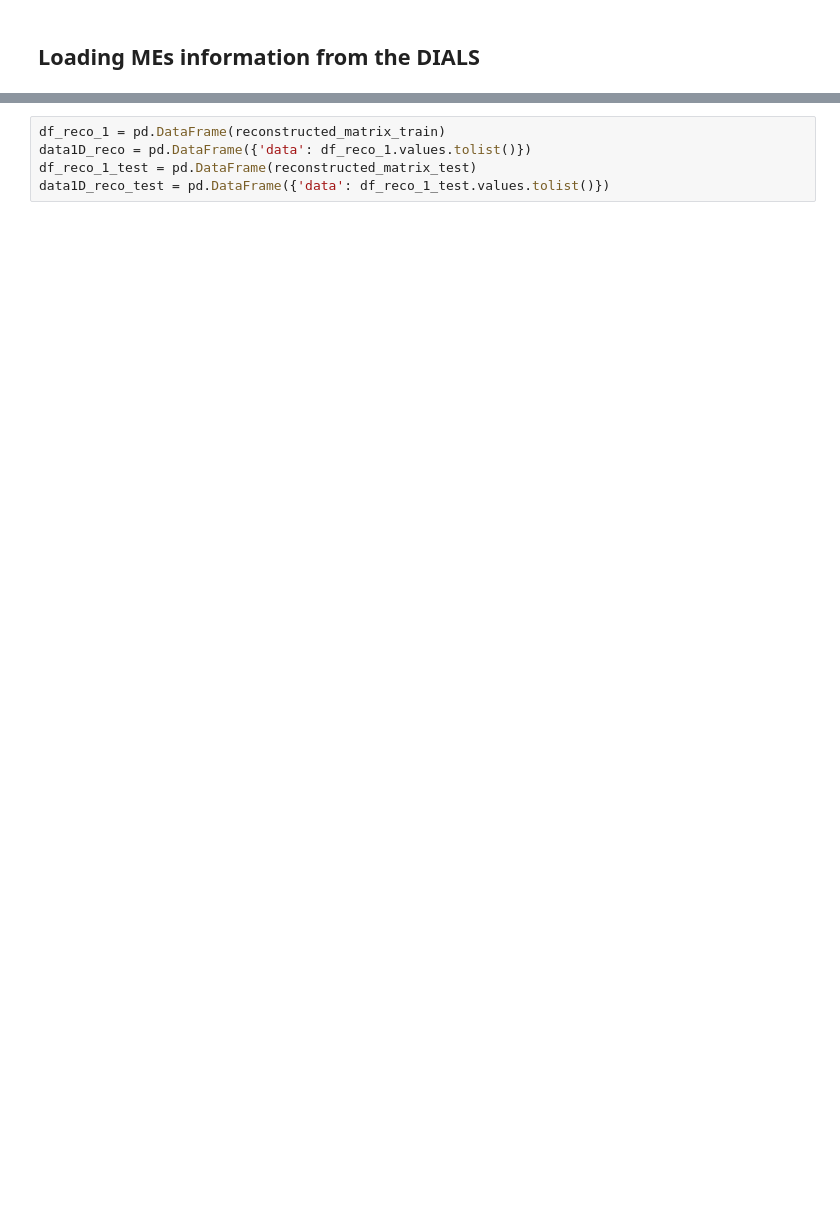
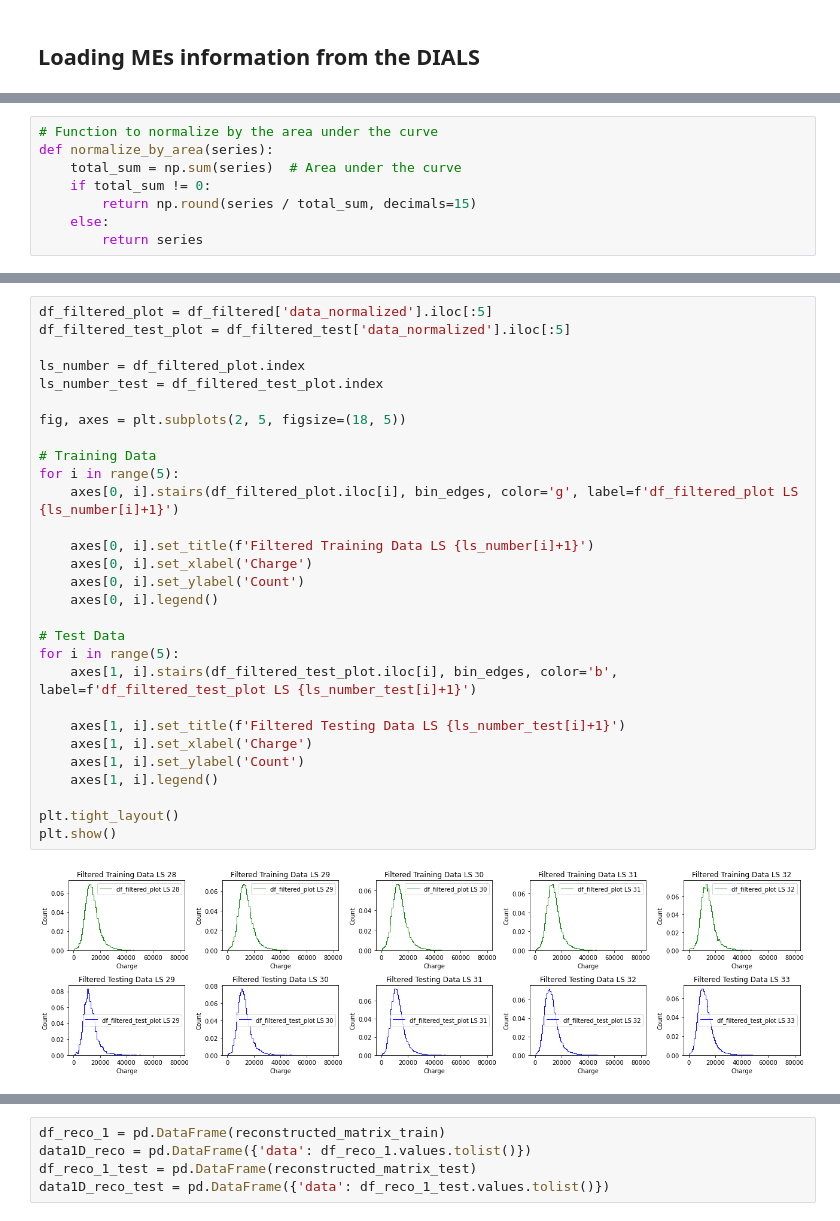
Before and after one commit to tetianmaz/NMF_dials, a Jupyter notebook: notebooks/NMF_loading_dials.ipynb, the cells around one changed output, grey strips where cells are left out. Drawn from its saved outputs; the diff is of its cells as text; blank space fills up the shorter version.

```diff
--- a/notebooks/NMF_loading_dials.ipynb
+++ b/notebooks/NMF_loading_dials.ipynb
@@ -136 +139,9 @@ plt.show()
+# %%
+# Function to normalize by the area under the curve
+def normalize_by_area(series):
+    total_sum = np.sum(series)  # Area under the curve
+    if total_sum != 0:
+        return np.round(series / total_sum, decimals=15)
+    else:
+        return series
 # %%
@@ -148,0 +173,31 @@ df_filtered_test = df_after_trig_test[~df_after_trig_test['data'].apply(contains
+# %%
+df_filtered_plot = df_filtered['data_normalized'].iloc[:5]
+df_filtered_test_plot = df_filtered_test['data_normalized'].iloc[:5]
+
+ls_number = df_filtered_plot.index
+ls_number_test = df_filtered_test_plot.index
+
+fig, axes = plt.subplots(2, 5, figsize=(18, 5))
+
+# Training Data
+for i in range(5):
+    axes[0, i].stairs(df_filtered_plot.iloc[i], bin_edges, color='g', label=f'df_filtered_plot LS {ls_number[i]+1}')
+
+    axes[0, i].set_title(f'Filtered Training Data LS {ls_number[i]+1}')
+    axes[0, i].set_xlabel('Charge')
+    axes[0, i].set_ylabel('Count')
+    axes[0, i].legend()
+
+# Test Data
+for i in range(5):
+    axes[1, i].stairs(df_filtered_test_plot.iloc[i], bin_edges, color='b', label=f'df_filtered_test_plot LS {ls_number_test[i]+1}')
+
+    axes[1, i].set_title(f'Filtered Testing Data LS {ls_number_test[i]+1}')
+    axes[1, i].set_xlabel('Charge')
+    axes[1, i].set_ylabel('Count')
+    axes[1, i].legend()
+
+plt.tight_layout()
+plt.show()
+# %% [output]
+[figure, added]
```
Also changed, not shown: parts of 33 cells of this notebook, 2 other files.
